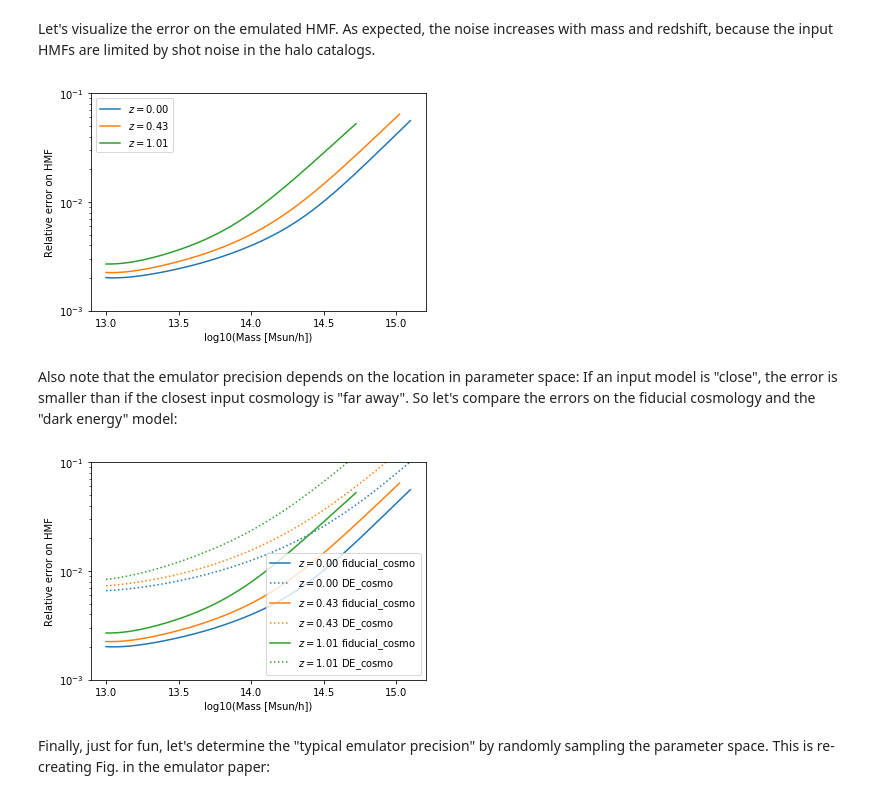
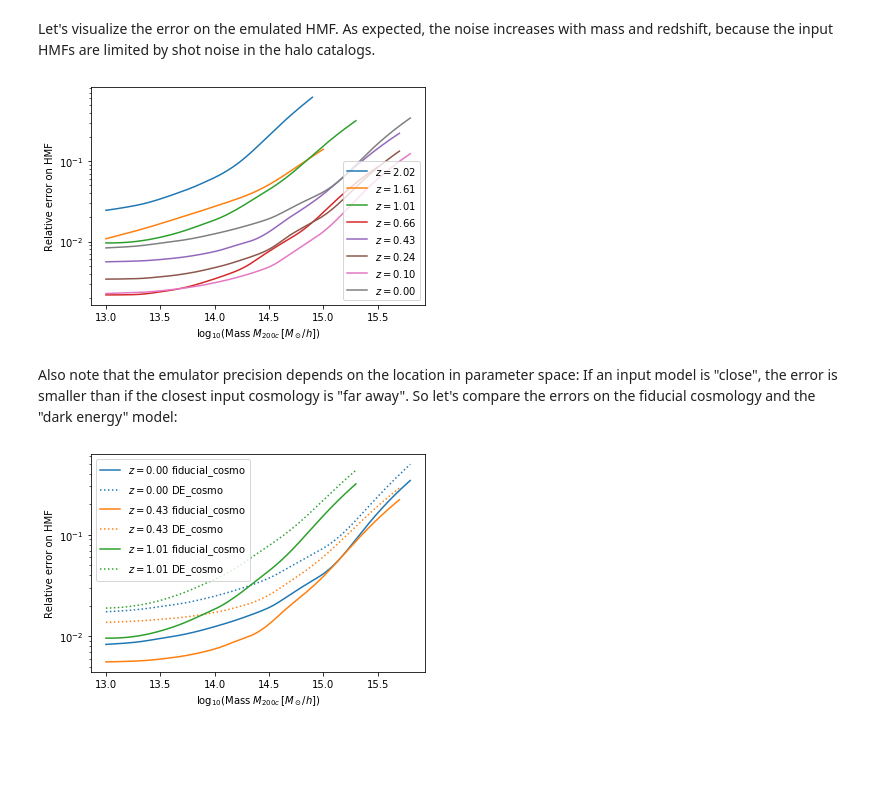
Before and after one commit to SebastianBocquet/MiraTitanHMFemulator, a Jupyter notebook: tutorial.ipynb, the cells around one changed output. Cells and saved outputs as stored; diff of their text form; code cells hidden in the pictures; blank space fills up the shorter version.

```diff
--- a/tutorial.ipynb
+++ b/tutorial.ipynb
@@ -39,7 +39,7 @@ Note that the cosmology needs to satisfy all 9 parameter constraints, not just 8
 # %%
 fiducial_cosmo = {'Ommh2': .3*.7**2,
                   'Ombh2': .022,
-                  'Omnuh2': .006,
+                  'Omnuh2': .0006,
                   'n_s': .96,
                   'h': .7,
                   'w_0': -1,
@@ -89,9 +89,9 @@ OK, now we understand the basic concept. Let's try another cosmology with for da
 # %%
 DE_cosmo = {'Ommh2': .3*.7**2,
             'Ombh2': .022,
-            'Omnuh2': .006,
+            'Omnuh2': .0006,
             'n_s': .96,
-            'h': .6,
+            'h': .7,
             'w_0': -1.3,
             'w_a': -1,
             'sigma_8': .8,
@@ -190,31 +170,25 @@ dict_keys(['redshift', 'log10_M', 'HMF', 'HMF_mean', 'HMF_std'])
 # %% [markdown]
 Let's visualize the error on the emulated HMF. As expected, the noise increases with mass and redshift, because the input HMFs are limited by shot noise in the halo catalogs.
 # %%
-colors=['C%s'%i for i in range(3)]
-for i,z in enumerate([0.0, 0.434, 1.01]):
-    plt.semilogy(res[z]['log10_M'], res_w_err[z]['HMF_std'], color=colors[i], label='$z=%.2f$'%z)
-plt.xlabel('log10(Mass [Msun/h])')
+for i,z in enumerate(HMFemu.z_arr):
+    plt.semilogy(res[z]['log10_M'], res_w_err[z]['HMF_std'], color='C%d'%i, label='$z=%.2f$'%z)
+plt.xlabel('$\log_{10}$(Mass $M_{200c}\,[M_\odot/h]$)')
 plt.ylabel('Relative error on HMF')
-plt.legend()
-plt.ylim(1e-3, 1e-1);
+plt.legend(loc='lower right');
 # %% [output]
-[figure, old version]
+[figure, new version]
 # %% [markdown]
 Also note that the emulator precision depends on the location in parameter space: If an input model is "close", the error is smaller than if the closest input cosmology is "far away". So let's compare the errors on the fiducial cosmology and the "dark energy" model:
 # %%
 res_DES_w_err = HMFemu.predict(DE_cosmo, N_draw=1000)
 # %%
-colors=['C%s'%i for i in range(3)]
 for i,z in enumerate([0.0, 0.434, 1.01]):
     plt.semilogy(res_w_err[z]['log10_M'], res_w_err[z]['HMF_std'],
                  color=colors[i], label='$z=%.2f$ fiducial_cosmo'%z)
     plt.semilogy(res_DES_w_err[z]['log10_M'], res_DES_w_err[z]['HMF_std'],
                  ls=':', color=colors[i], label='$z=%.2f$ DE_cosmo'%z)
-plt.xlabel('log10(Mass [Msun/h])')
+plt.xlabel('$\log_{10}$(Mass $M_{200c}\,[M_\odot/h]$)')
 plt.ylabel('Relative error on HMF')
-plt.legend()
-plt.ylim(1e-3, 1e-1);
+plt.legend();
 # %% [output]
-[figure, old version]
+[figure, new version]
-# %% [markdown]
-Finally, just for fun, let's determine the "typical emulator precision" by randomly sampling the parameter space. This is re-creating Fig. in the emulator paper:
```
Also changed, not shown: parts of 15 cells of this notebook, 9 other files.
